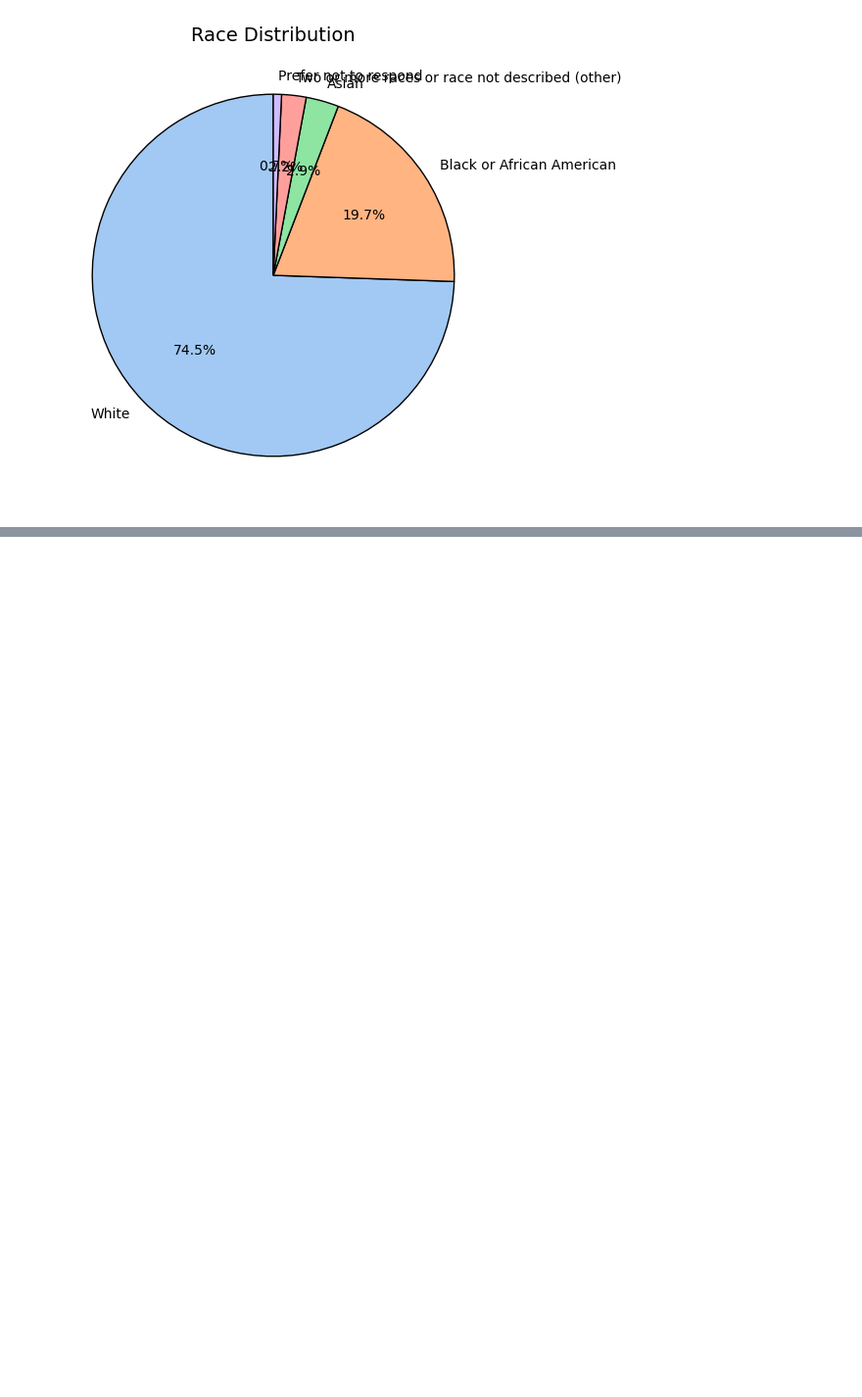
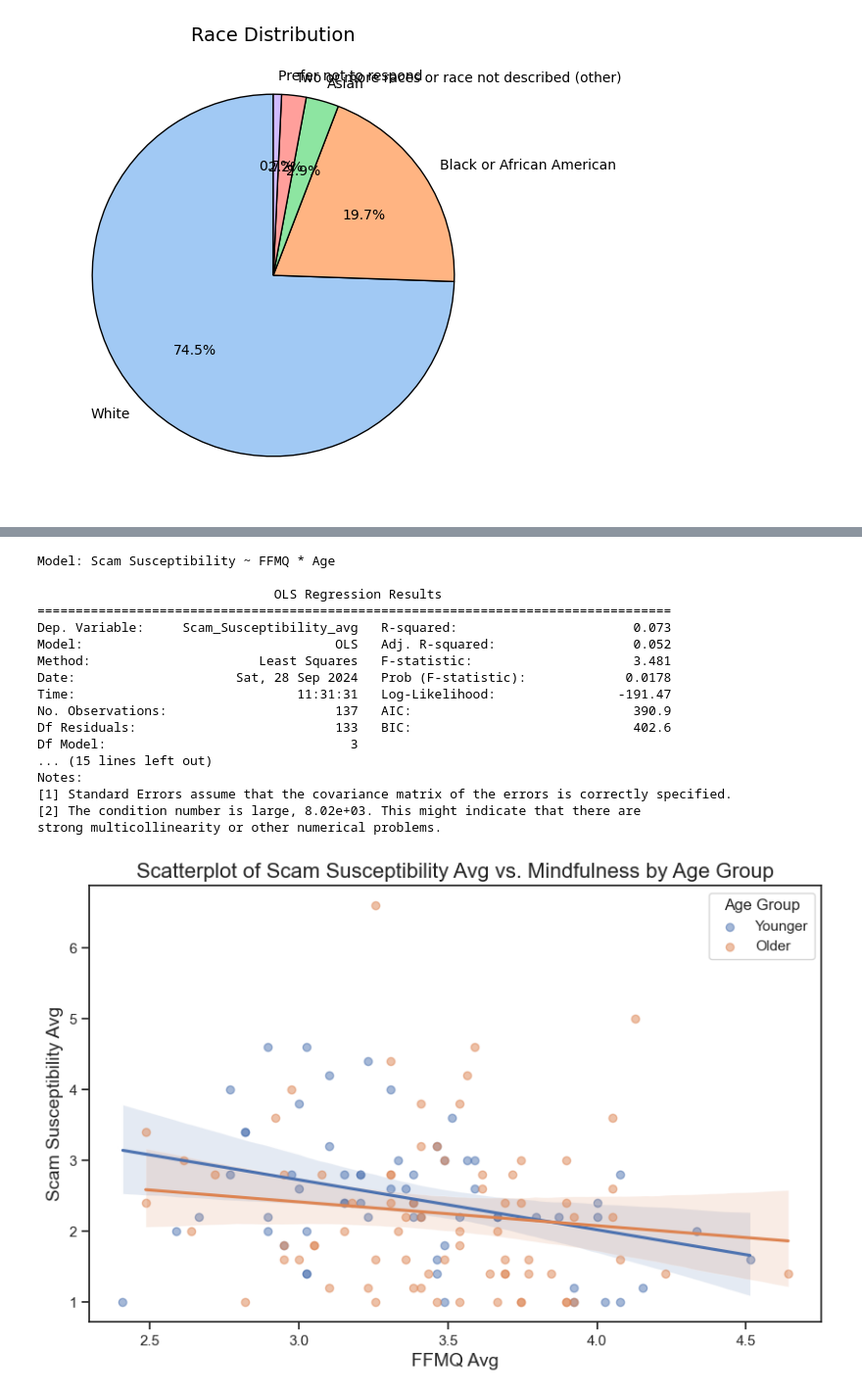
Before and after one commit to DVS-Lab/consciousness, a Jupyter notebook: code/gen-stats_softlaunch-data.ipynb, the cells around one changed output, grey strips where cells are left out. Shown at 98% size. Saved outputs shown, nothing was run; the diff lists cells and outputs as text; code cells hidden in the pictures; blank space fills up the shorter version.

```diff
--- a/code/gen-stats_softlaunch-data.ipynb
+++ b/code/gen-stats_softlaunch-data.ipynb
@@ -711,0 +544,69 @@ plt.show()
+# %%
+print("Model: Scam Susceptibility ~ FFMQ * Age\n")
+
+import statsmodels.api as sm
+import pandas as pd
+
+# Assuming 'combined_df' already exists and has the relevant data.
+# Ensure 'FF_avg' and 'Age' are numeric
+combined_df['FF_avg'] = pd.to_numeric(combined_df['FF_avg'], errors='coerce')
+combined_df['Age'] = pd.to_numeric(combined_df['Age'], errors='coerce')
+combined_df['Scam_Susceptibility_avg'] = pd.to_numeric(combined_df['Scam_Susceptibility_avg'], errors='coerce')
+
+# Drop any rows with missing values in the required columns
+combined_df = combined_df.dropna(subset=['FF_avg', 'Age', 'Scam_Susceptibility_avg'])
+
+# Create the interaction term between Age and FF_avg
+combined_df['Age_FF_Interaction'] = combined_df['Age'] * combined_df['FF_avg']
+
+# Prepare the independent variables (FF_avg, Age, and the interaction term)
+X = combined_df[['FF_avg', 'Age', 'Age_FF_Interaction']]
+
+# Add a constant for the intercept
+X = sm.add_constant(X)
+
+# Dependent variable
+y = combined_df['Scam_Susceptibility_avg']
+
+# Fit the OLS model
+model = sm.OLS(y, X).fit()
+
+# Output the regression results
+print(model.summary())
+
+# Create scatterplot with different colors for age groups with trend lines and confidence intervals
+combined_df['Age_Group'] = np.where(combined_df['Age'] >= 55, 'Older', 'Younger')
+plt.figure(figsize=(10, 6))
+for age_group in combined_df['Age_Group'].unique():
+    subset = combined_df[combined_df['Age_Group'] == age_group]
+    sns.regplot(x='FF_avg', y='Scam_Susceptibility_avg', data=subset,
+                label=age_group,
+                scatter_kws={'alpha': 0.5},
+                line_kws={},  # No label for trend line
+                ci=95)  # 95% confidence interval
+
+plt.title('Scatterplot of Scam Susceptibility Avg vs. Mindfulness by Age Group', fontsize=16)
+plt.xlabel('FFMQ Avg', fontsize=14)
+plt.ylabel('Scam Susceptibility Avg', fontsize=14)
+plt.legend(title='Age Group')
+plt.grid(False)
+plt.show()
+# %% [output]
+Model: Scam Susceptibility ~ FFMQ * Age
+
+                               OLS Regression Results
+===================================================================================
+Dep. Variable:     Scam_Susceptibility_avg   R-squared:                       0.073
+Model:                                 OLS   Adj. R-squared:                  0.052
+Method:                      Least Squares   F-statistic:                     3.481
+Date:                     Sat, 28 Sep 2024   Prob (F-statistic):             0.0178
+Time:                             11:31:31   Log-Likelihood:                -191.47
+No. Observations:                      137   AIC:                             390.9
+Df Residuals:                          133   BIC:                             402.6
+Df Model:                                3
+... (15 lines left out)
+Notes:
+[1] Standard Errors assume that the covariance matrix of the errors is correctly specified.
+[2] The condition number is large, 8.02e+03. This might indicate that there are
+strong multicollinearity or other numerical problems.
+[figure, added]
```
Also changed, not shown: parts of 17 cells of this notebook, 2 other files.
